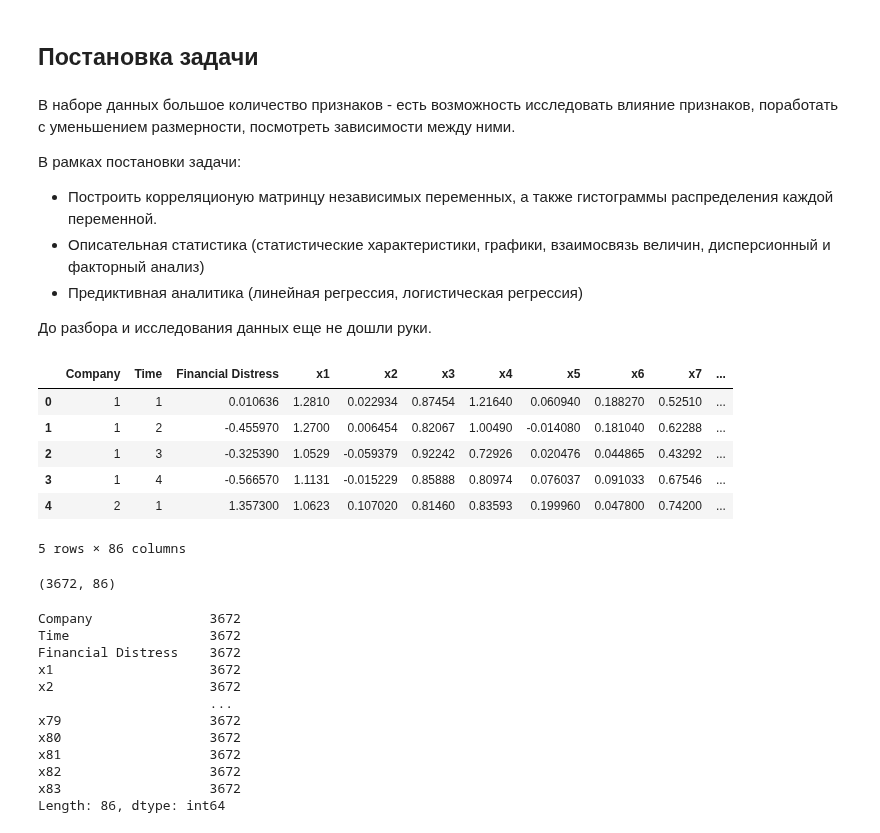
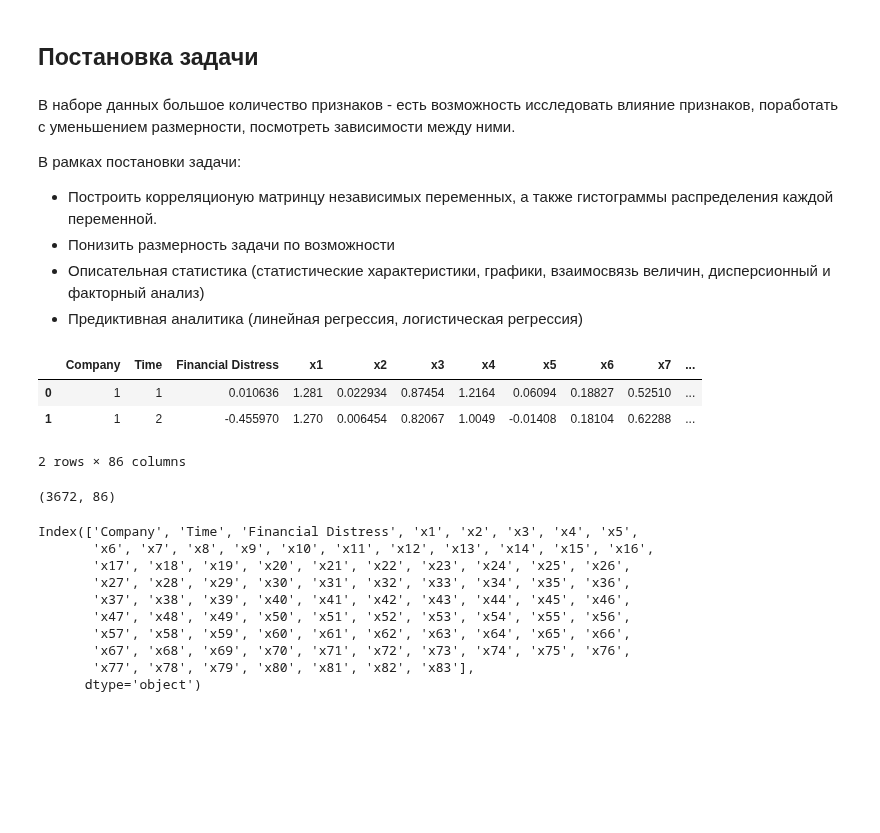
Before and after one commit to stureiko/GeekBrains, a Jupyter notebook: MatStat/Course_project/Course_project.ipynb, the cells around one changed output. Cells and saved outputs as stored; diff of their text form; code cells hidden in the pictures; blank space fills up the shorter version.

```diff
--- a/MatStat/Course_project/Course_project.ipynb
+++ b/MatStat/Course_project/Course_project.ipynb
@@ -5,10 +5,9 @@
 
 В рамках постановки задачи:
 * Построить корреляционую матринцу независимых переменных, а также гистограммы распределения каждой переменной.
+* Понизить размерность задачи по возможности
 * Описательная статистика (статистические характеристики, графики, взаимосвязь величин, дисперсионный и факторный анализ)
 * Предиктивная аналитика (линейная регрессия, логистическая регрессия)
-
-До разбора и исследования данных еще не дошли руки.
 # %%
 import numpy as np
 import pandas as pd
@@ -17,31 +17,26 @@ import matplotlib.pyplot as plt
 # %%
 data = pd.read_csv("Financial Distress.csv", sep=",")
 data.shape
-data.head()
+data.head(2)
 # %% [output]
 |  | Company | Time | Financial Distress | x1 | x2 | x3 | x4 | x5 | x6 | x7 | ... |
-| 0 | 1 | 1 | 0.010636 | 1.2810 | 0.022934 | 0.87454 | 1.21640 | 0.060940 | 0.188270 | 0.52510 | ... |
-| 1 | 1 | 2 | -0.455970 | 1.2700 | 0.006454 | 0.82067 | 1.00490 | -0.014080 | 0.181040 | 0.62288 | ... |
-| 2 | 1 | 3 | -0.325390 | 1.0529 | -0.059379 | 0.92242 | 0.72926 | 0.020476 | 0.044865 | 0.43292 | ... |
-| 3 | 1 | 4 | -0.566570 | 1.1131 | -0.015229 | 0.85888 | 0.80974 | 0.076037 | 0.091033 | 0.67546 | ... |
-| 4 | 2 | 1 | 1.357300 | 1.0623 | 0.107020 | 0.81460 | 0.83593 | 0.199960 | 0.047800 | 0.74200 | ... |
+| 0 | 1 | 1 | 0.010636 | 1.281 | 0.022934 | 0.87454 | 1.2164 | 0.06094 | 0.18827 | 0.52510 | ... |
+| 1 | 1 | 2 | -0.455970 | 1.270 | 0.006454 | 0.82067 | 1.0049 | -0.01408 | 0.18104 | 0.62288 | ... |
-5 rows × 86 columns
+2 rows × 86 columns
 # %%
 data.shape
 # %% [output]
 (3672, 86)
 # %%
-data.count()
+data.columns
 # %% [output]
-Company               3672
-Time                  3672
-Financial Distress    3672
-x1                    3672
-x2                    3672
-                      ...
-x79                   3672
-x80                   3672
-x81                   3672
-x82                   3672
-x83                   3672
-Length: 86, dtype: int64
+Index(['Company', 'Time', 'Financial Distress', 'x1', 'x2', 'x3', 'x4', 'x5',
+       'x6', 'x7', 'x8', 'x9', 'x10', 'x11', 'x12', 'x13', 'x14', 'x15', 'x16',
+       'x17', 'x18', 'x19', 'x20', 'x21', 'x22', 'x23', 'x24', 'x25', 'x26',
+       'x27', 'x28', 'x29', 'x30', 'x31', 'x32', 'x33', 'x34', 'x35', 'x36',
+       'x37', 'x38', 'x39', 'x40', 'x41', 'x42', 'x43', 'x44', 'x45', 'x46',
+       'x47', 'x48', 'x49', 'x50', 'x51', 'x52', 'x53', 'x54', 'x55', 'x56',
+       'x57', 'x58', 'x59', 'x60', 'x61', 'x62', 'x63', 'x64', 'x65', 'x66',
+       'x67', 'x68', 'x69', 'x70', 'x71', 'x72', 'x73', 'x74', 'x75', 'x76',
+       'x77', 'x78', 'x79', 'x80', 'x81', 'x82', 'x83'],
+      dtype='object')
```
Also changed, not shown: parts of 12 cells of this notebook.
